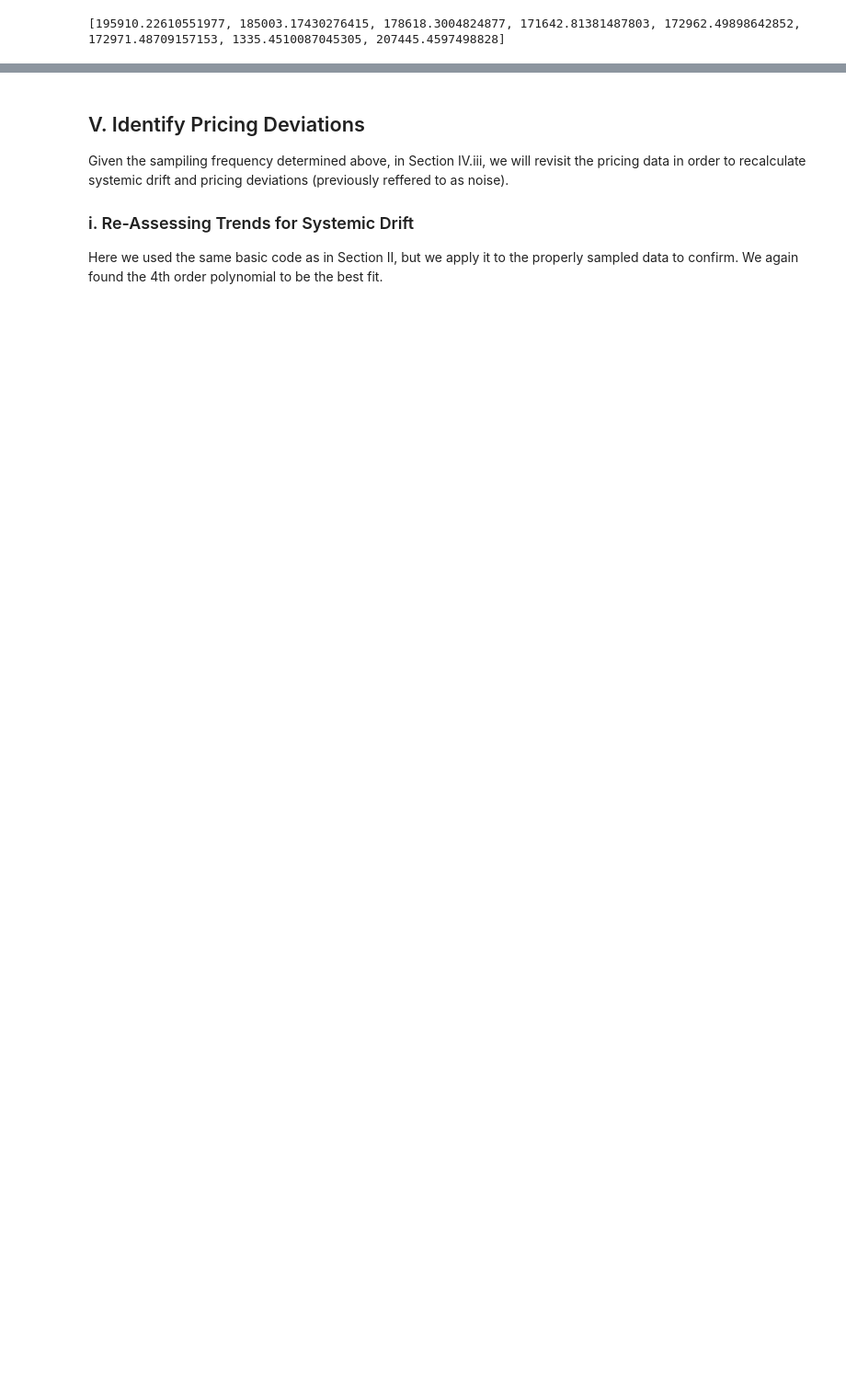
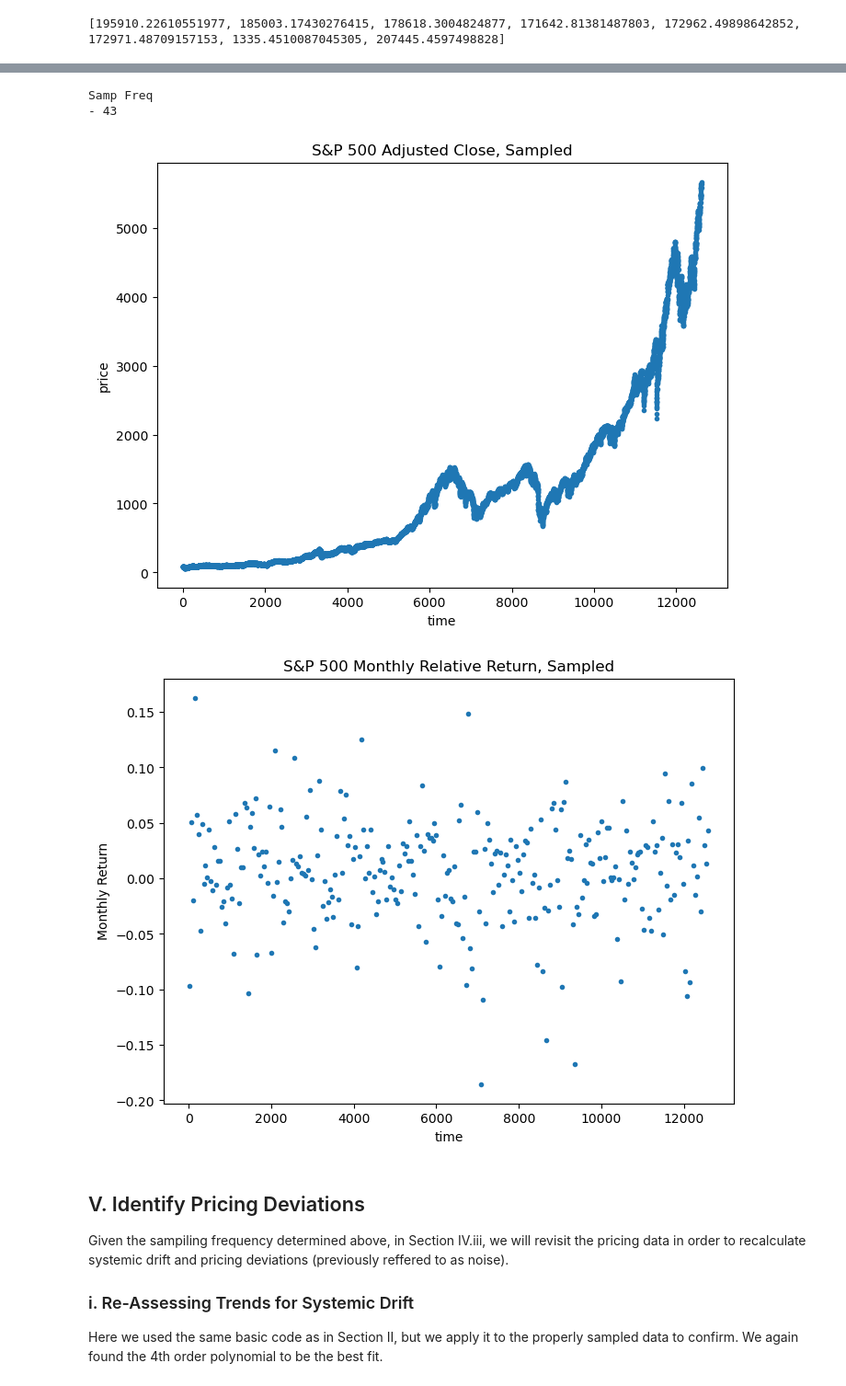
Before and after one commit to Rtasseff/condor_test, a Jupyter notebook: project/202407_marketTrends.ipynb, the cells around one changed output, grey strips where cells are left out. Shown at 92% size. Saved outputs shown, nothing was run; the diff lists cells and outputs as text; code cells hidden in the pictures; blank space fills up the shorter version.

```diff
--- a/project/202407_marketTrends.ipynb
+++ b/project/202407_marketTrends.ipynb
@@ -516,3 +545,61 @@ plt.show()
+# %%
+
+
+
+delta_return = dinm
+delta_sf = 100000
+
+for i in range(len(yReturn_ac-dinm)):
+    uncorr = True
+
+    for j in range(dinm):
+        # check if the mean is in bounds
+        if np.abs(yReturn_ac[i+j]) > acfCutoff:
+            uncorr = False
+            break
+            # check if the CI bounds contain zero
+            if yReturn_acConf[i+j,0] * yReturn_acConf[i+j,1] > 0:
+                uncorr = False
+                break
+    if uncorr:
+        delta_sf = lag[i]
+        break
+
+print('Samp Freq')
+print('- '+str(delta_sf))
+
+n = len(sp500_history['Adj Close**'])
+inds = np.arange(0,n,delta_sf)
+
+x = np.arange(len(sp500_history['Adj Close**']))
+y = np.array(sp500_history['Adj Close**'])
+x_samp = x[inds]
+y_samp = y[inds]
+# Plot the data for sanity check
+plt.figure(figsize=(8, 6))
+plt.plot(x,y,'.')
+plt.xlabel('time')
+plt.ylabel('price')
+plt.title('S&P 500 Adjusted Close, Sampled')
+plt.show()
+
+# *** depending on returns from above section ***
+n = len(xReturn)
+inds = np.arange(0,n,delta_sf)
+xReturn_samp = xReturn[inds]
+yReturn_samp = yReturn[inds]
+# Plot the data for sanity check
+plt.figure(figsize=(8, 6))
+plt.plot(xReturn_samp,yReturn_samp,'.')
+plt.xlabel('time')
+plt.ylabel('Monthly Return')
+plt.title('S&P 500 Monthly Relative Return, Sampled')
+plt.show()
+# %% [output]
+Samp Freq
+- 43
+[figure, added]
+[figure, added]
 # %% [markdown]
 ## V. Identify Pricing Deviations
 Given the sampiling frequency determined above, in Section IV.iii,
```
Also changed, not shown: parts of 15 cells of this notebook.
